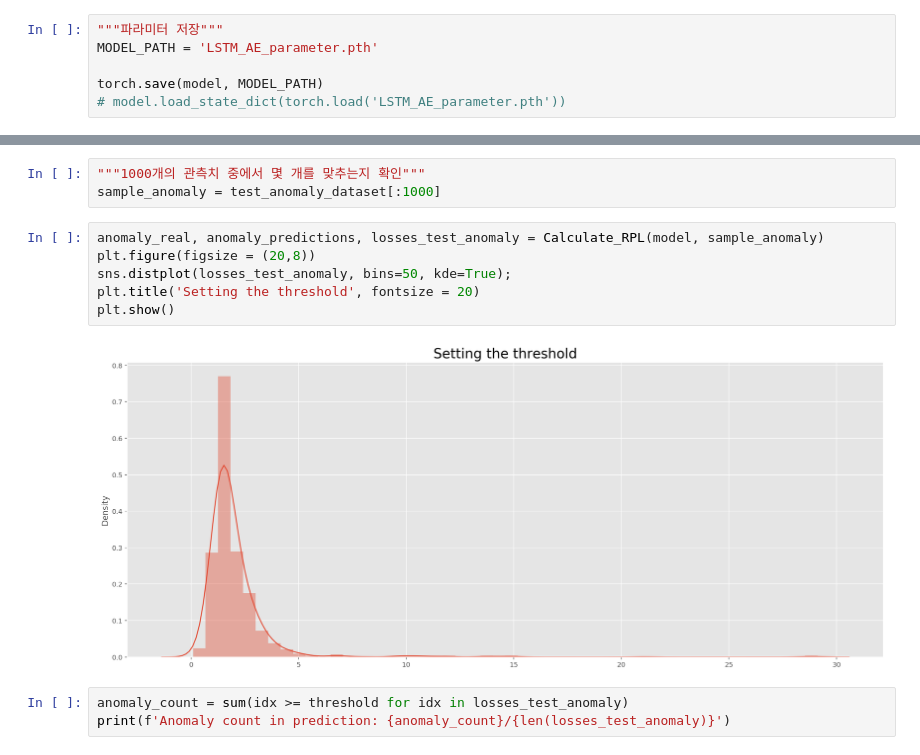
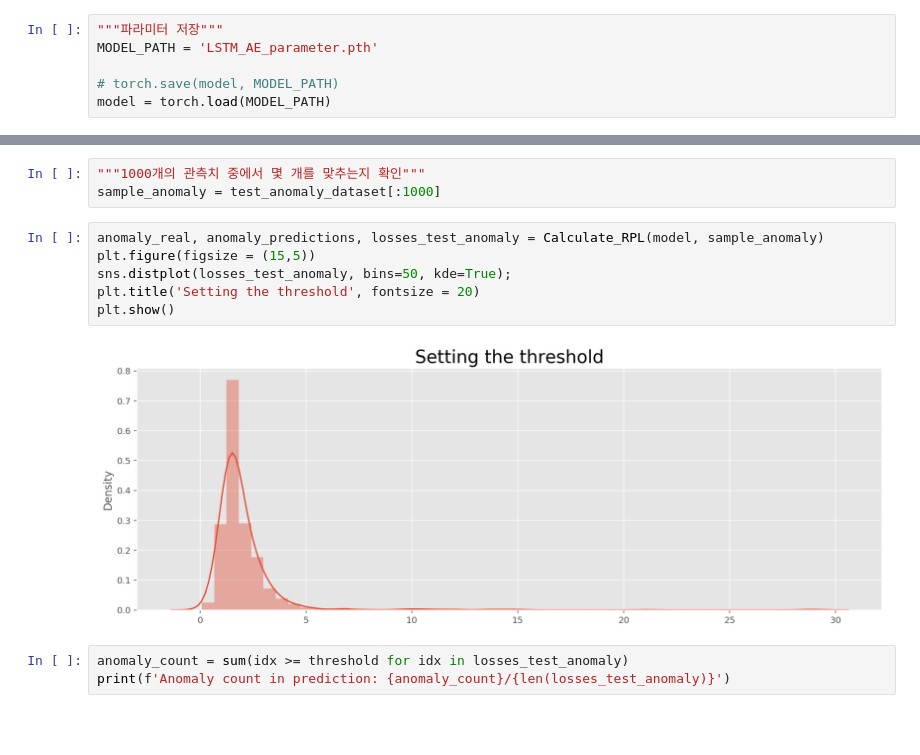
Before and after one commit to rch1025/Business-Analytics, a Jupyter notebook: Anomaly Detection/LSTM AutoEncoder.ipynb, the cells around one changed output, grey strips where cells are left out. Cells and saved outputs as stored; diff of their text form; blank space fills up the shorter version.

```diff
--- a/Anomaly Detection/LSTM AutoEncoder.ipynb
+++ b/Anomaly Detection/LSTM AutoEncoder.ipynb
@@ -439,8 +445,8 @@ plt.show();
 """파라미터 저장"""
 MODEL_PATH = 'LSTM_AE_parameter.pth'
 
-torch.save(model, MODEL_PATH)
-# model.load_state_dict(torch.load('LSTM_AE_parameter.pth'))
+# torch.save(model, MODEL_PATH)
+model = torch.load(MODEL_PATH)
 # %% [markdown]
 ### 임계값 설정
 - Train dataset에 대한 reconstruction error를 확인한다.
@@ -534,12 +540,12 @@ Anomaly count in prediction: 142/145
 sample_anomaly = test_anomaly_dataset[:1000]
 # %%
 anomaly_real, anomaly_predictions, losses_test_anomaly = Calculate_RPL(model, sample_anomaly)
-plt.figure(figsize = (20,8))
+plt.figure(figsize = (15,5))
 sns.distplot(losses_test_anomaly, bins=50, kde=True);
 plt.title('Setting the threshold', fontsize = 20)
 plt.show()
 # %% [output]
-[figure, old version]
+[figure, new version]
 # %%
 anomaly_count = sum(idx >= threshold for idx in losses_test_anomaly)
 print(f'Anomaly count in prediction: {anomaly_count}/{len(losses_test_anomaly)}')
```
Also changed, not shown: parts of 39 cells of this notebook, 1 other file.
